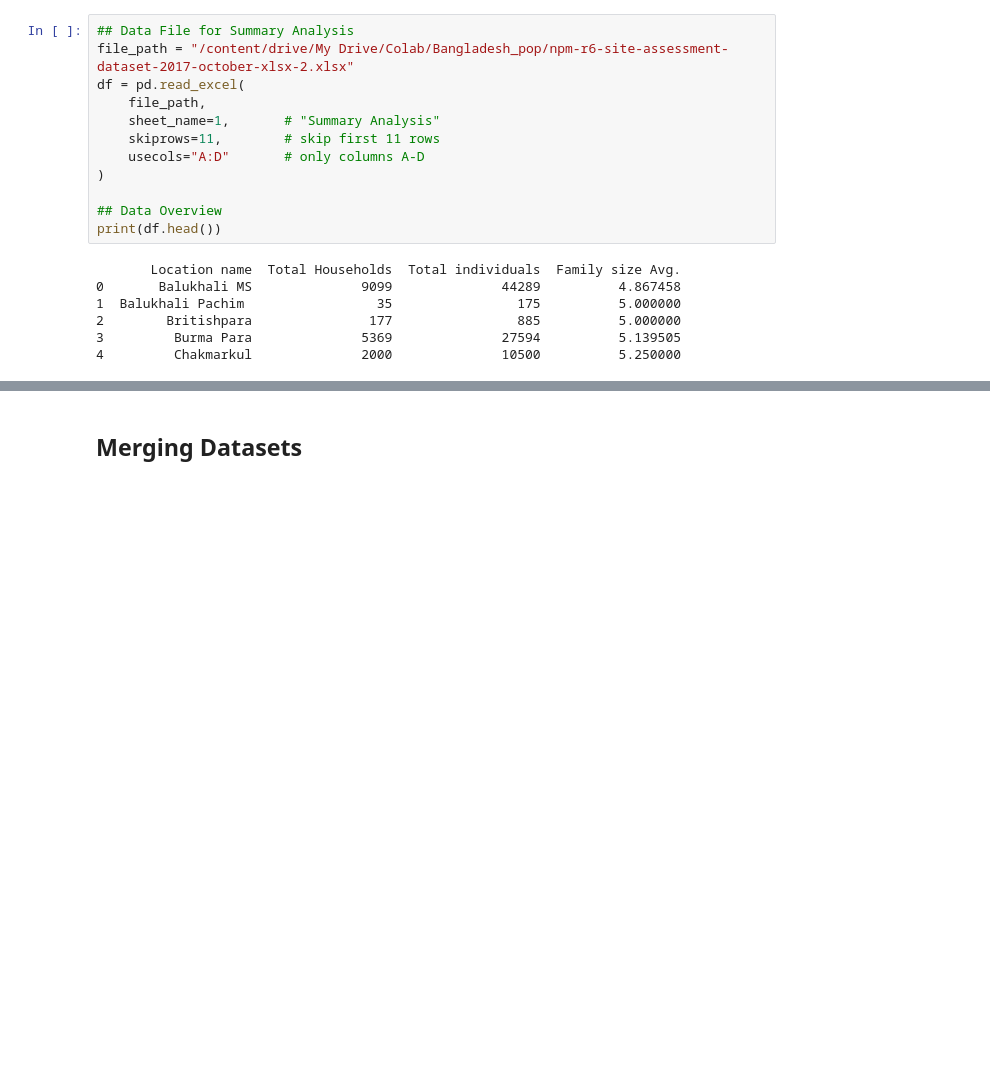
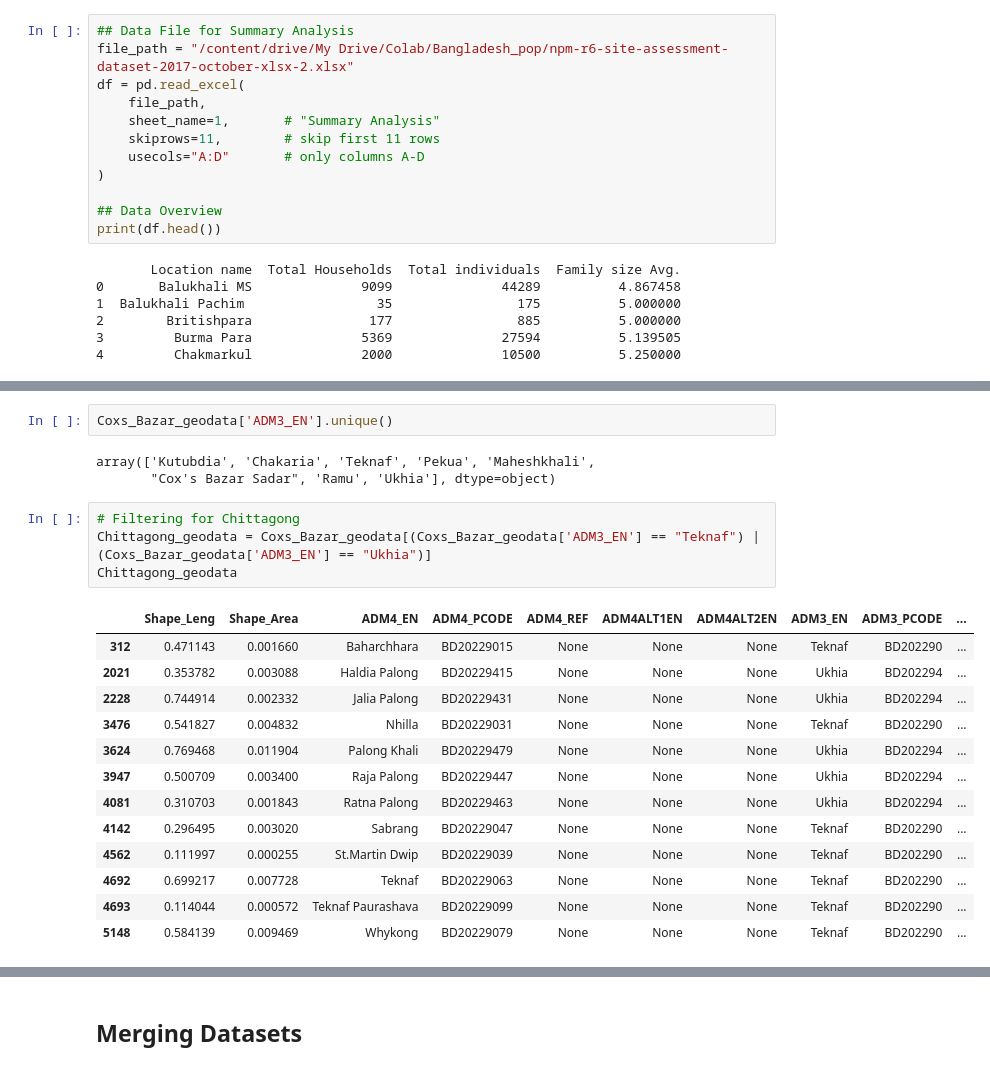
Before and after one commit to Rohan7386/Bangladesh-Refugee-Population, a Jupyter notebook: Week7.ipynb, the cells around one changed output, grey strips where cells are left out. Cells and saved outputs as stored; diff of their text form; blank space fills up the shorter version.

```diff
--- a/Week7.ipynb
+++ b/Week7.ipynb
@@ -120,0 +140,23 @@ print(df.head())
+# %%
+Coxs_Bazar_geodata['ADM3_EN'].unique()
+# %% [output]
+array(['Kutubdia', 'Chakaria', 'Teknaf', 'Pekua', 'Maheshkhali',
+       "Cox's Bazar Sadar", 'Ramu', 'Ukhia'], dtype=object)
+# %%
+# Filtering for Chittagong
+Chittagong_geodata = Coxs_Bazar_geodata[(Coxs_Bazar_geodata['ADM3_EN'] == "Teknaf") | (Coxs_Bazar_geodata['ADM3_EN'] == "Ukhia")]
+Chittagong_geodata
+# %% [output]
+|  | Shape_Leng | Shape_Area | ADM4_EN | ADM4_PCODE | ADM4_REF | ADM4ALT1EN | ADM4ALT2EN | ADM3_EN | ADM3_PCODE | ... |
+| 312 | 0.471143 | 0.001660 | Baharchhara | BD20229015 | None | None | None | Teknaf | BD202290 | ... |
+| 2021 | 0.353782 | 0.003088 | Haldia Palong | BD20229415 | None | None | None | Ukhia | BD202294 | ... |
+| 2228 | 0.744914 | 0.002332 | Jalia Palong | BD20229431 | None | None | None | Ukhia | BD202294 | ... |
+| 3476 | 0.541827 | 0.004832 | Nhilla | BD20229031 | None | None | None | Teknaf | BD202290 | ... |
+| 3624 | 0.769468 | 0.011904 | Palong Khali | BD20229479 | None | None | None | Ukhia | BD202294 | ... |
+| 3947 | 0.500709 | 0.003400 | Raja Palong | BD20229447 | None | None | None | Ukhia | BD202294 | ... |
+| 4081 | 0.310703 | 0.001843 | Ratna Palong | BD20229463 | None | None | None | Ukhia | BD202294 | ... |
+| 4142 | 0.296495 | 0.003020 | Sabrang | BD20229047 | None | None | None | Teknaf | BD202290 | ... |
+| 4562 | 0.111997 | 0.000255 | St.Martin Dwip | BD20229039 | None | None | None | Teknaf | BD202290 | ... |
+| 4692 | 0.699217 | 0.007728 | Teknaf | BD20229063 | None | None | None | Teknaf | BD202290 | ... |
+| 4693 | 0.114044 | 0.000572 | Teknaf Paurashava | BD20229099 | None | None | None | Teknaf | BD202290 | ... |
+| 5148 | 0.584139 | 0.009469 | Whykong | BD20229079 | None | None | None | Teknaf | BD202290 | ... |
```
Also changed, not shown: parts of 11 cells of this notebook.
